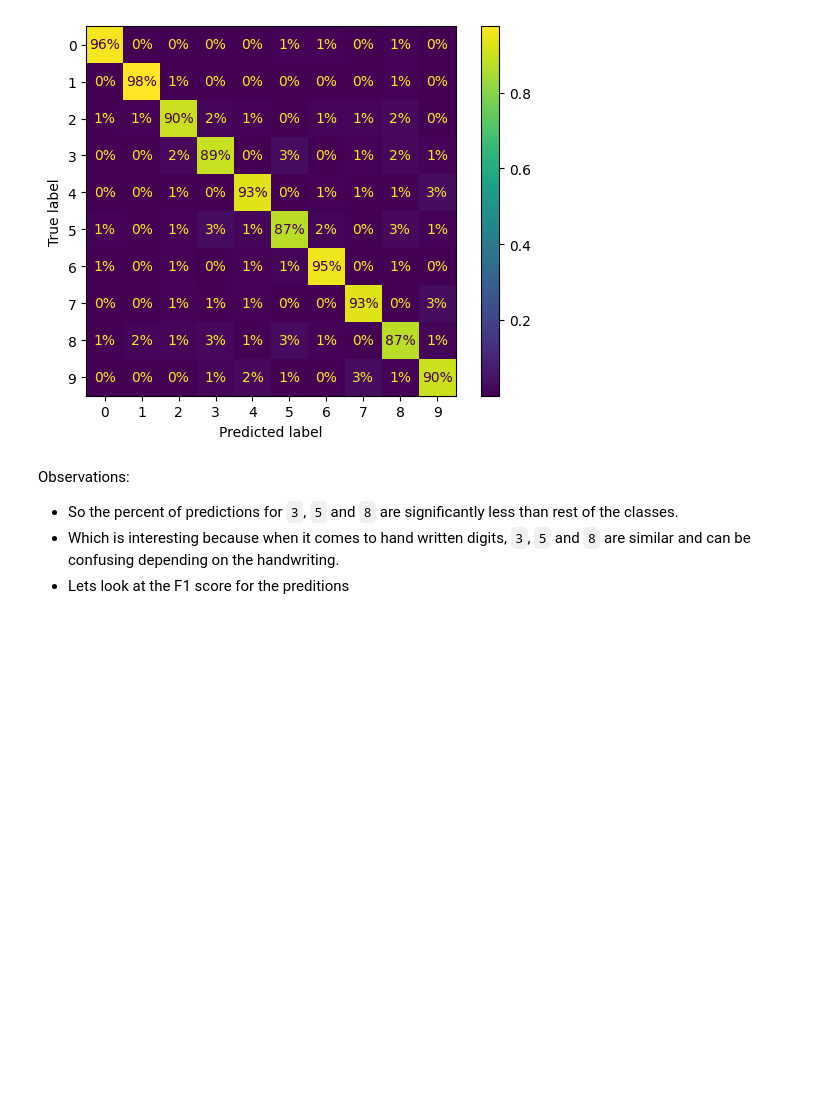
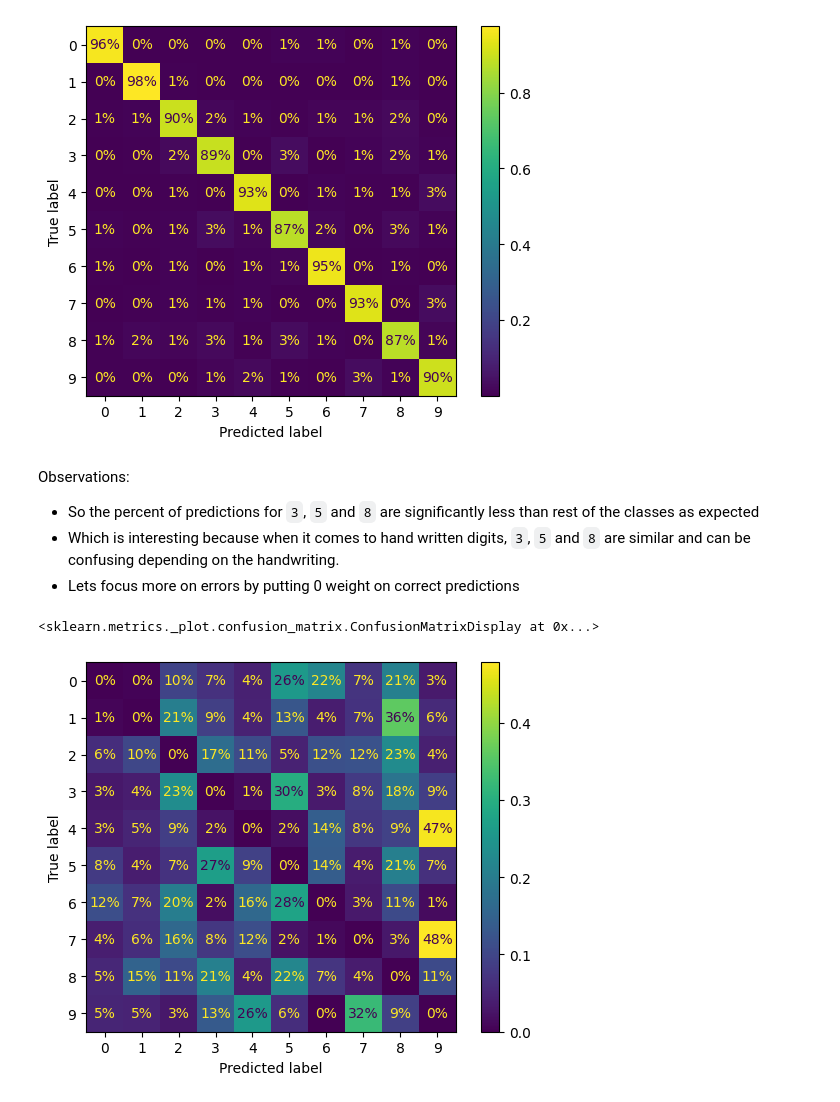
Before and after one commit to gaurangdave/mnist_digits_recognition, a Jupyter notebook: notebooks/02_transform_data.ipynb, the cells around one changed output. Drawn from its saved outputs; the diff is of its cells as text; code cells hidden in the pictures; blank space fills up the shorter version.

Commit message:
Created using Colab - WIP Training - added more analysis for Logistic Regression

```diff
--- a/notebooks/02_transform_data.ipynb
+++ b/notebooks/02_transform_data.ipynb
@@ -392,6 +418,12 @@ ConfusionMatrixDisplay.from_predictions(train_Y, predictions, normalize="true",
 [figure]
 # %% [markdown]
 Observations:
-* So the percent of predictions for `3`, `5` and `8` are significantly less than rest of the classes.
+* So the percent of predictions for `3`, `5` and `8` are significantly less than rest of the classes as expected
 * Which is interesting because when it comes to hand written digits, `3`, `5` and `8` are similar and can be confusing depending on the handwriting.
-* Lets look at the F1 score for the preditions
+* Lets focus more on errors by putting 0 weight on correct predictions
+# %%
+sample_weight = (predictions != train_Y)
+ConfusionMatrixDisplay.from_predictions(train_Y, predictions, normalize="true", values_format=".0%", sample_weight=sample_weight)
+# %% [output]
+<sklearn.metrics._plot.confusion_matrix.ConfusionMatrixDisplay at 0x...>
+[figure, added]
```
Also changed, not shown: parts of 23 cells of this notebook.
